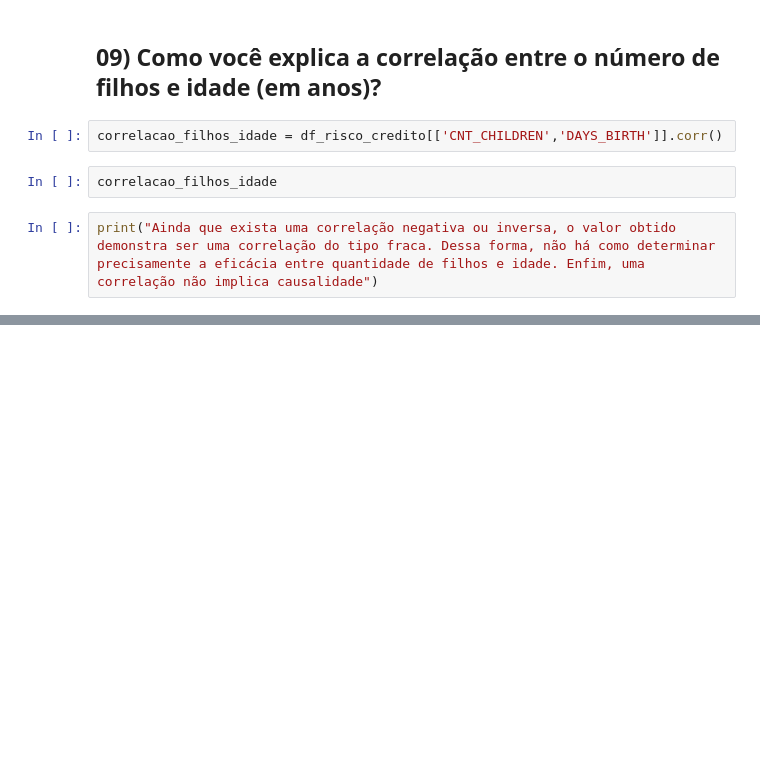
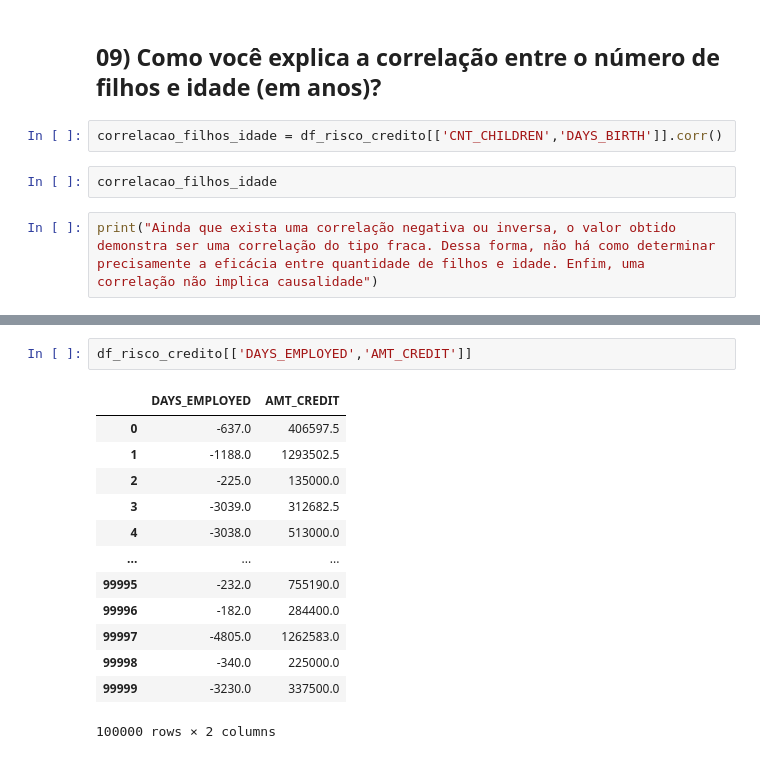
Before and after one commit to devAquino/Projeto-Final-Trilha-DS-PY-004-T-CNICAS-DE-PROGRAMA-O-I-PY-Turma-890, a Jupyter notebook: Projeto Final Técnicas de Programação I - Grupo 01.ipynb, the cells around one changed output, grey strips where cells are left out. Drawn from its saved outputs; the diff is of its cells as text; blank space fills up the shorter version.

```diff
--- a/Projeto Final Técnicas de Programação I - Grupo 01.ipynb
+++ b/Projeto Final Técnicas de Programação I - Grupo 01.ipynb
@@ -321,0 +383,16 @@ print("Ainda que exista uma correlação negativa ou inversa, o valor obtido dem
+# %%
+df_risco_credito[['DAYS_EMPLOYED','AMT_CREDIT']]
+# %% [output]
+|  | DAYS_EMPLOYED | AMT_CREDIT |
+| 0 | -637.0 | 406597.5 |
+| 1 | -1188.0 | 1293502.5 |
+| 2 | -225.0 | 135000.0 |
+| 3 | -3039.0 | 312682.5 |
+| 4 | -3038.0 | 513000.0 |
+| ... | ... | ... |
+| 99995 | -232.0 | 755190.0 |
+| 99996 | -182.0 | 284400.0 |
+| 99997 | -4805.0 | 1262583.0 |
+| 99998 | -340.0 | 225000.0 |
+| 99999 | -3230.0 | 337500.0 |
+100000 rows × 2 columns
```
Also changed, not shown: parts of 33 cells of this notebook.
